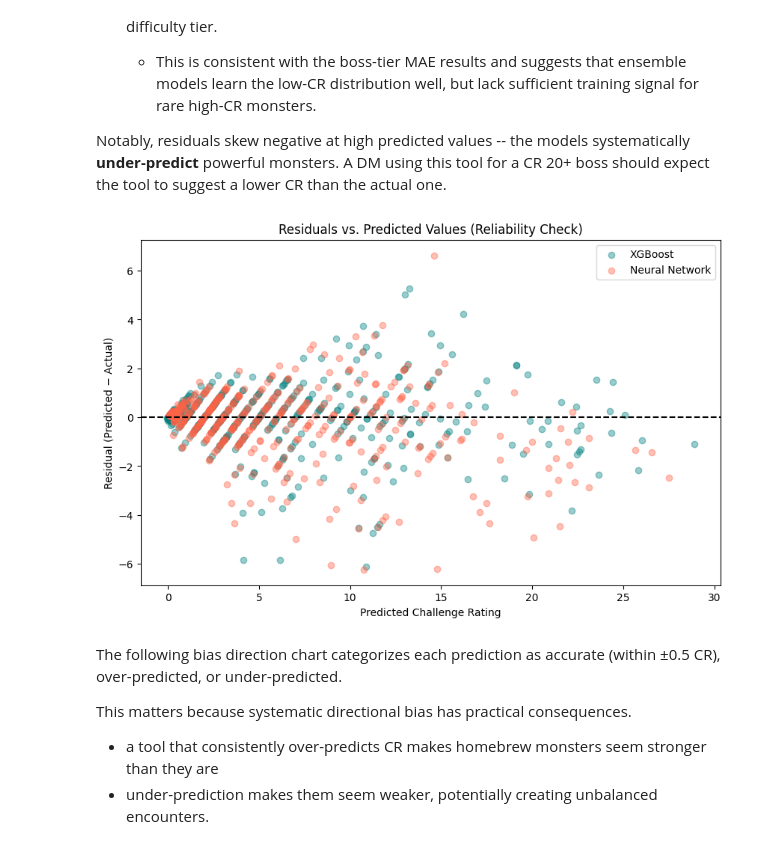
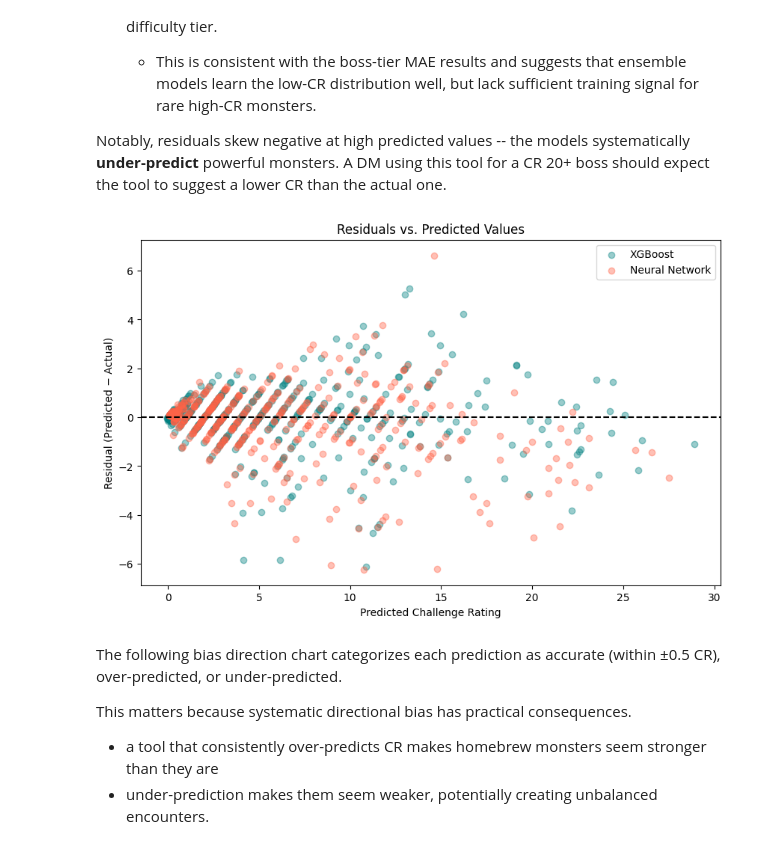
Before and after one commit to adg30/INTSY-MCO, a Jupyter notebook: notebooks/09_evaluation_and_conclusion.ipynb, the cells around one changed output. Drawn from its saved outputs; the diff is of its cells as text; code cells hidden in the pictures.

```diff
--- a/notebooks/09_evaluation_and_conclusion.ipynb
+++ b/notebooks/09_evaluation_and_conclusion.ipynb
@@ -255,15 +255,16 @@ Notably, residuals skew negative at high predicted values -- the models systemat
 # %%
 plt.figure(figsize=(10, 6))
 plt.scatter(xgb_preds, xgb_preds - y_test, alpha=0.4, color='teal',  label='XGBoost')
 plt.scatter(nn_preds,  nn_preds  - y_test, alpha=0.4, color='tomato', label='Neural Network')
 plt.axhline(0, color='black', linestyle='--')
-plt.title('Residuals vs. Predicted Values (Reliability Check)')
+plt.title('Residuals vs. Predicted Values')
 plt.xlabel('Predicted Challenge Rating')
 plt.ylabel('Residual (Predicted − Actual)')
 plt.legend()
+plt.savefig('../diagrams/residuals.png')
 plt.show()
 # %% [output]
-[figure, old version]
+[figure, new version]
 # %% [markdown]
 The following bias direction chart categorizes each prediction as accurate (within ±0.5 CR), over-predicted, or under-predicted.
 
```
Also changed, not shown: parts of 1 cell of this notebook, 1 other file.
